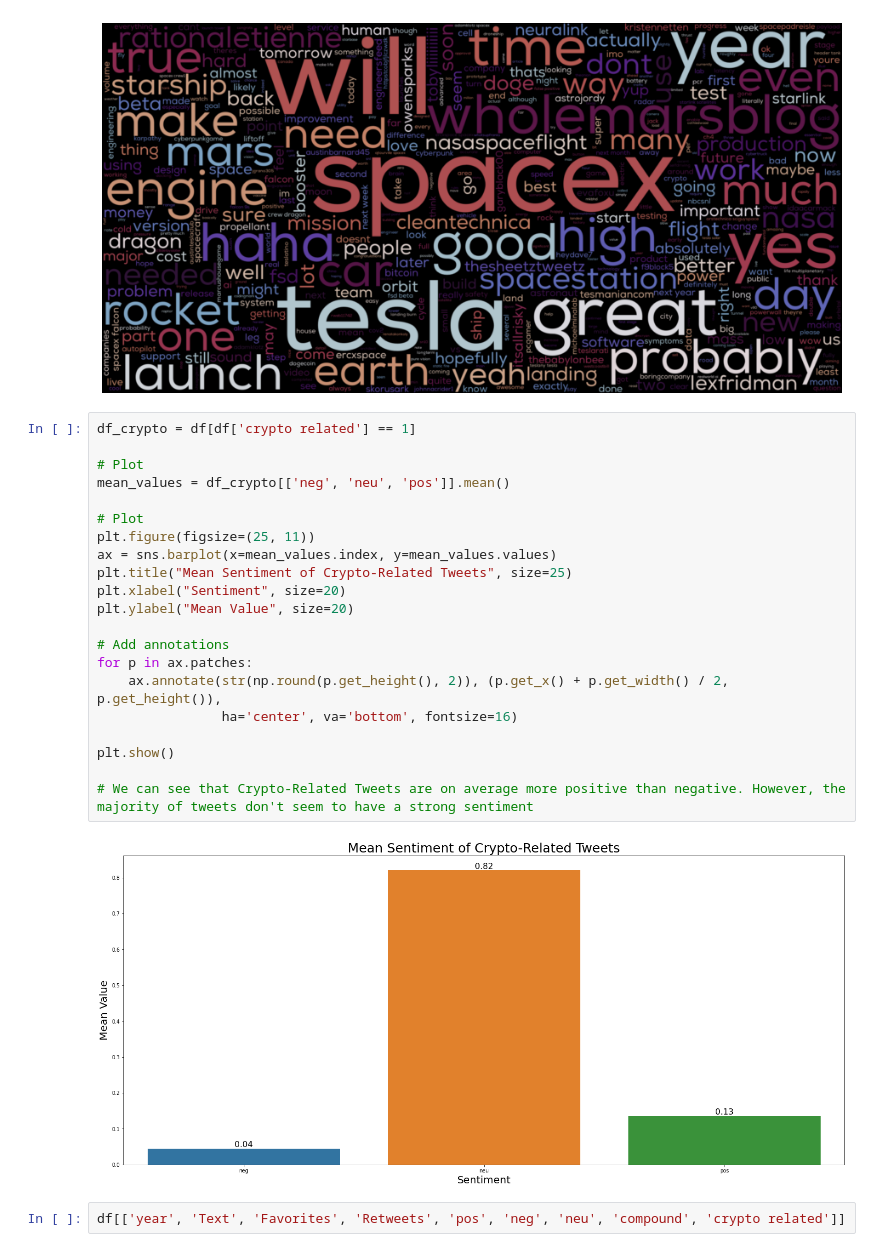
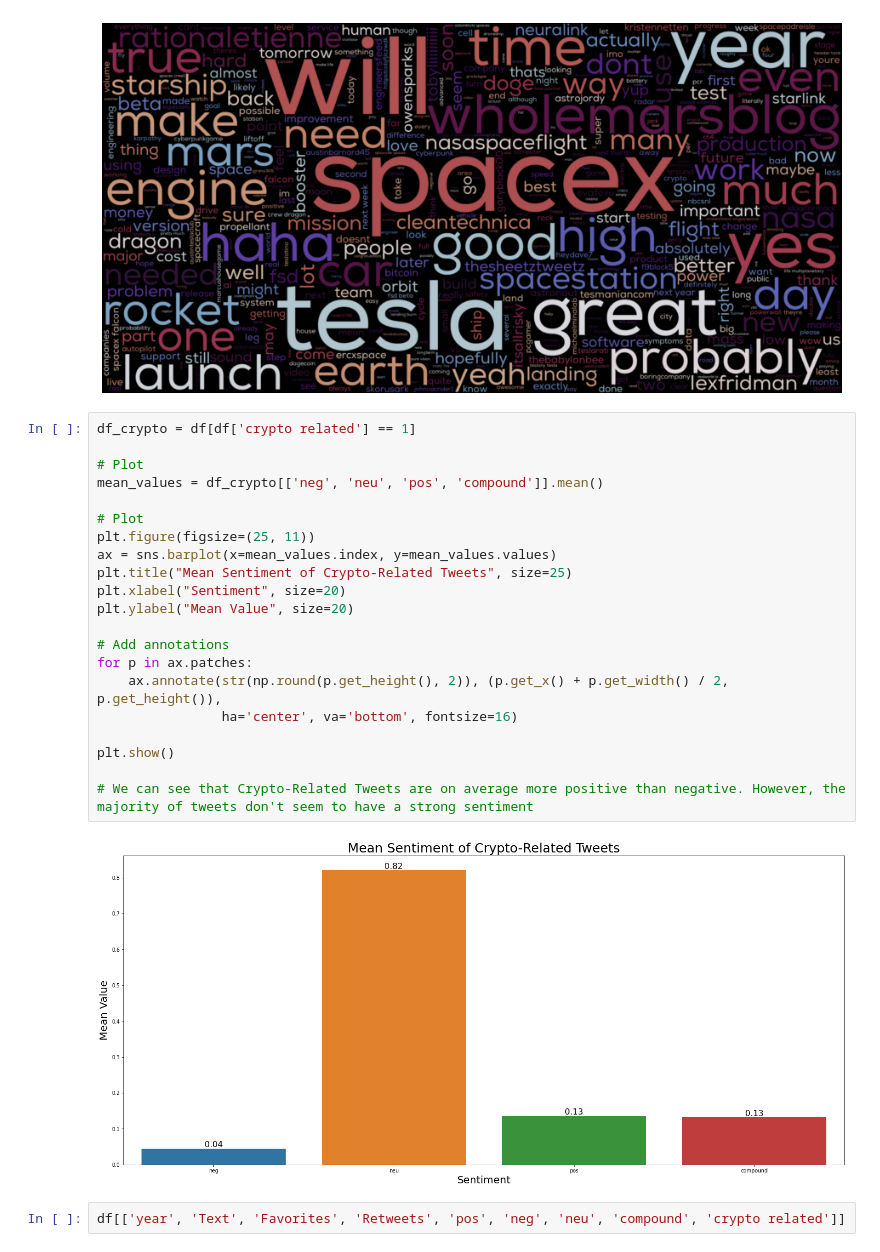
Before and after one commit to Zin9zan9/QMEF, a Jupyter notebook: tweet_analysis.ipynb, the cells around one changed output. Cells and saved outputs as stored; diff of their text form.

Commit message:
Sentiment Graph now features 'compound'

```diff
--- a/tweet_analysis.ipynb
+++ b/tweet_analysis.ipynb
@@ -141,26 +141,26 @@ plt.show()
 # %%
 df_crypto = df[df['crypto related'] == 1]
 
 # Plot
-mean_values = df_crypto[['neg', 'neu', 'pos']].mean()
+mean_values = df_crypto[['neg', 'neu', 'pos', 'compound']].mean()
 
 # Plot
 plt.figure(figsize=(25, 11))
 ax = sns.barplot(x=mean_values.index, y=mean_values.values)
 plt.title("Mean Sentiment of Crypto-Related Tweets", size=25)
 plt.xlabel("Sentiment", size=20)
 plt.ylabel("Mean Value", size=20)
 
 # Add annotations
 for p in ax.patches:
     ax.annotate(str(np.round(p.get_height(), 2)), (p.get_x() + p.get_width() / 2, p.get_height()),
                 ha='center', va='bottom', fontsize=16)
 
 plt.show()
 
 # We can see that Crypto-Related Tweets are on average more positive than negative. However, the majority of tweets don't seem to have a strong sentiment
 # %% [output]
-[figure, old version]
+[figure, new version]
 # %%
 df[['year', 'Text', 'Favorites', 'Retweets', 'pos', 'neg', 'neu', 'compound', 'crypto related']]
 # %% [output]
```
